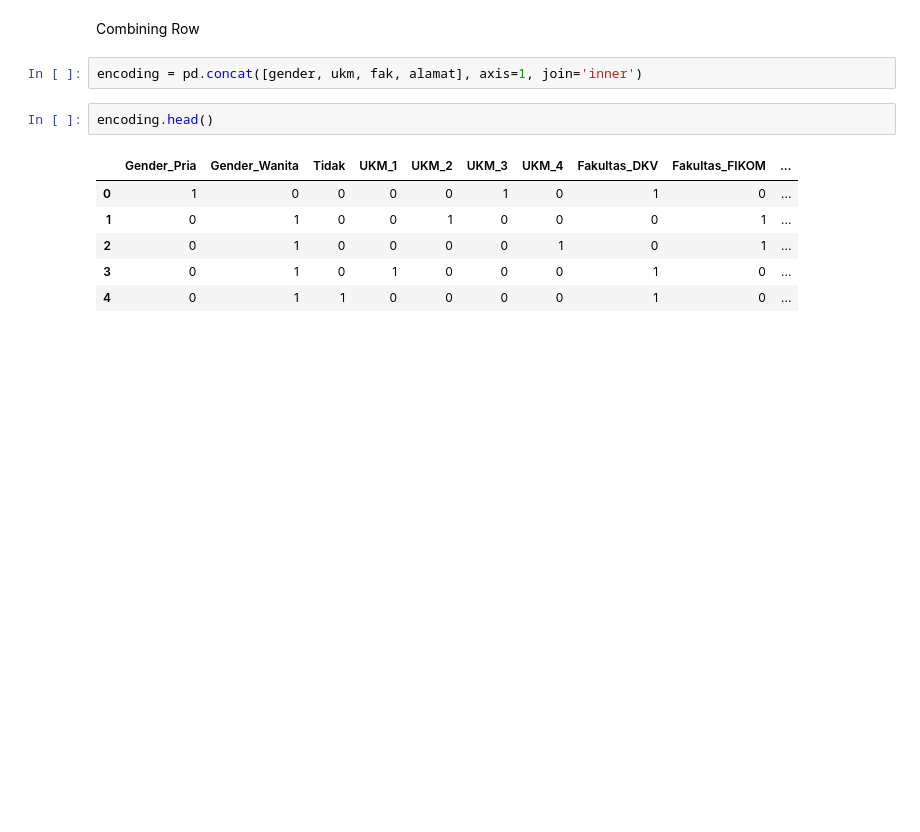
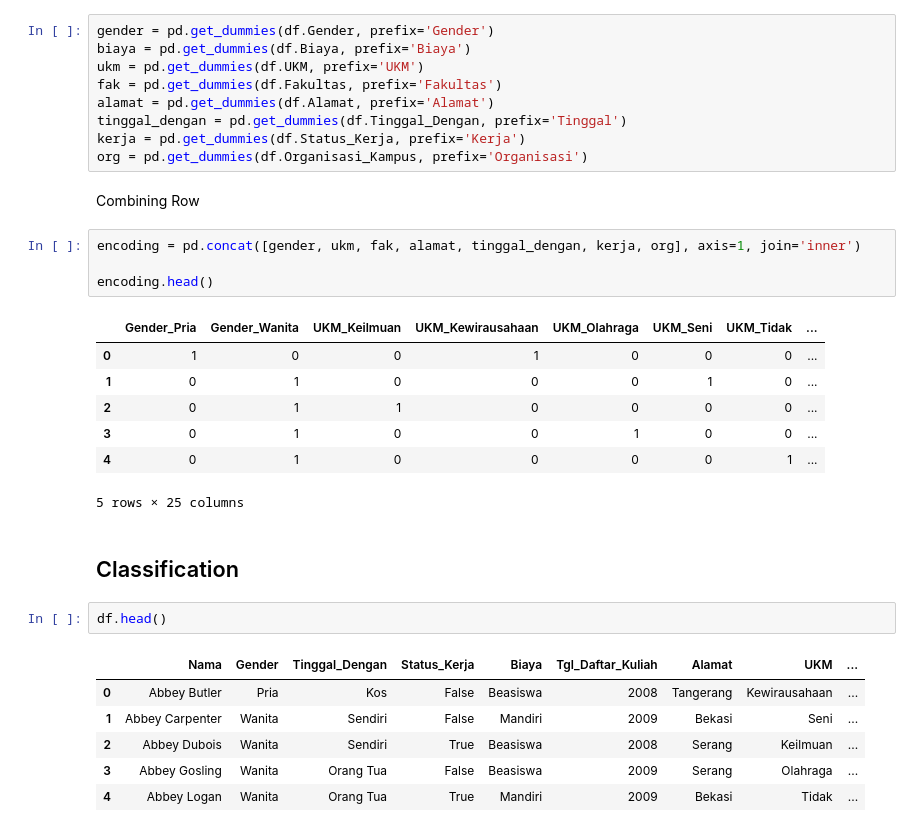
Before and after one commit to FelixFern/IFEST-2022-ODE, a Jupyter notebook: Data-Analysis.ipynb, the cells around one changed output. Saved outputs shown, nothing was run; the diff lists cells and outputs as text; blank space fills up the shorter version.

```diff
--- a/Data-Analysis.ipynb
+++ b/Data-Analysis.ipynb
@@ -326,13 +283,34 @@ alamat.head()
+# %%
+gender = pd.get_dummies(df.Gender, prefix='Gender')
+biaya = pd.get_dummies(df.Biaya, prefix='Biaya')
+ukm = pd.get_dummies(df.UKM, prefix='UKM')
+fak = pd.get_dummies(df.Fakultas, prefix='Fakultas')
+alamat = pd.get_dummies(df.Alamat, prefix='Alamat')
+tinggal_dengan = pd.get_dummies(df.Tinggal_Dengan, prefix='Tinggal')
+kerja = pd.get_dummies(df.Status_Kerja, prefix='Kerja')
+org = pd.get_dummies(df.Organisasi_Kampus, prefix='Organisasi')
 # %% [markdown]
 Combining Row
 # %%
-encoding = pd.concat([gender, ukm, fak, alamat], axis=1, join='inner')
+encoding = pd.concat([gender, ukm, fak, alamat, tinggal_dengan, kerja, org], axis=1, join='inner')
+
+encoding.head()
+# %% [output]
+|  | Gender_Pria | Gender_Wanita | UKM_Keilmuan | UKM_Kewirausahaan | UKM_Olahraga | UKM_Seni | UKM_Tidak | ... |
+| 0 | 1 | 0 | 0 | 1 | 0 | 0 | 0 | ... |
+| 1 | 0 | 1 | 0 | 0 | 0 | 1 | 0 | ... |
+| 2 | 0 | 1 | 1 | 0 | 0 | 0 | 0 | ... |
+| 3 | 0 | 1 | 0 | 0 | 1 | 0 | 0 | ... |
+| 4 | 0 | 1 | 0 | 0 | 0 | 0 | 1 | ... |
+5 rows × 25 columns
+# %% [markdown]
+## Classification
 # %%
-encoding.head()
+df.head()
 # %% [output]
-|  | Gender_Pria | Gender_Wanita | Tidak | UKM_1 | UKM_2 | UKM_3 | UKM_4 | Fakultas_DKV | Fakultas_FIKOM | ... |
-| 0 | 1 | 0 | 0 | 0 | 0 | 1 | 0 | 1 | 0 | ... |
-| 1 | 0 | 1 | 0 | 0 | 1 | 0 | 0 | 0 | 1 | ... |
-| 2 | 0 | 1 | 0 | 0 | 0 | 0 | 1 | 0 | 1 | ... |
-| 3 | 0 | 1 | 0 | 1 | 0 | 0 | 0 | 1 | 0 | ... |
-| 4 | 0 | 1 | 1 | 0 | 0 | 0 | 0 | 1 | 0 | ... |
+|  | Nama | Gender | Tinggal_Dengan | Status_Kerja | Biaya | Tgl_Daftar_Kuliah | Alamat | UKM | ... |
+| 0 | Abbey Butler | Pria | Kos | False | Beasiswa | 2008 | Tangerang | Kewirausahaan | ... |
+| 1 | Abbey Carpenter | Wanita | Sendiri | False | Mandiri | 2009 | Bekasi | Seni | ... |
+| 2 | Abbey Dubois | Wanita | Sendiri | True | Beasiswa | 2008 | Serang | Keilmuan | ... |
+| 3 | Abbey Gosling | Wanita | Orang Tua | False | Beasiswa | 2009 | Serang | Olahraga | ... |
+| 4 | Abbey Logan | Wanita | Orang Tua | True | Mandiri | 2009 | Bekasi | Tidak | ... |
```
Also changed, not shown: parts of 29 cells of this notebook.
